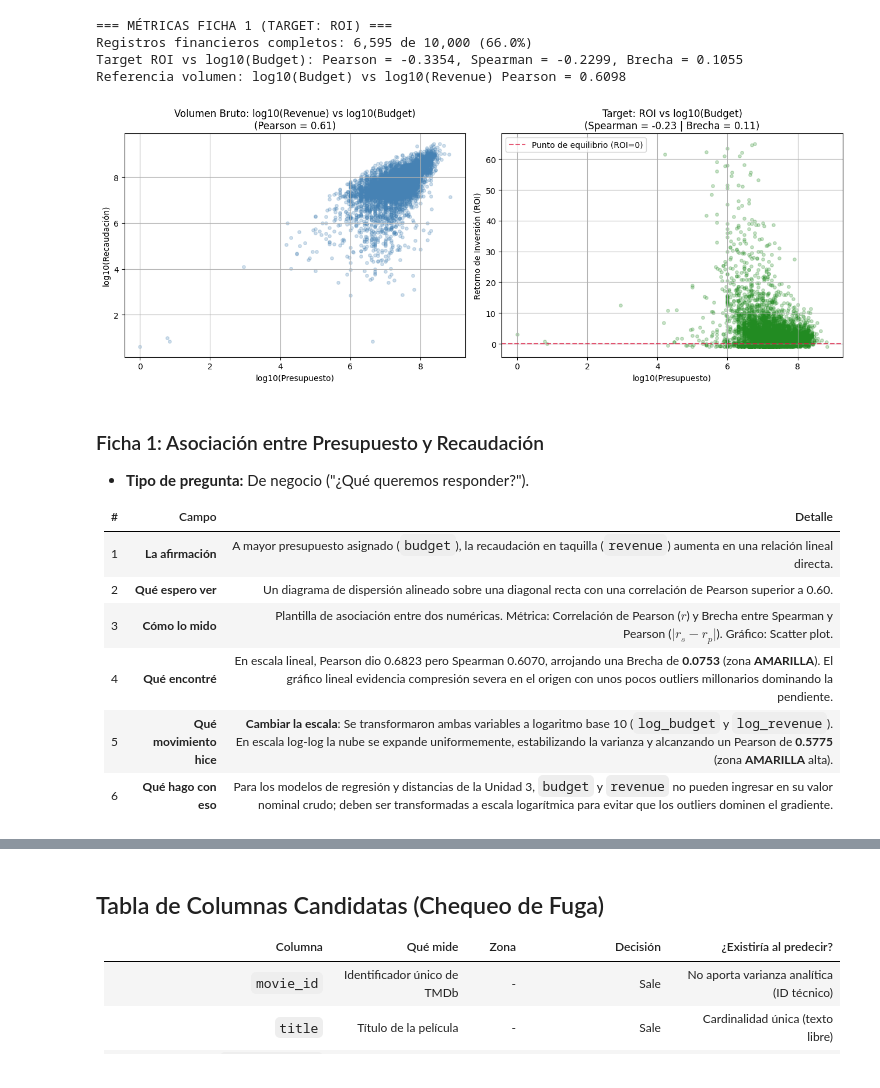
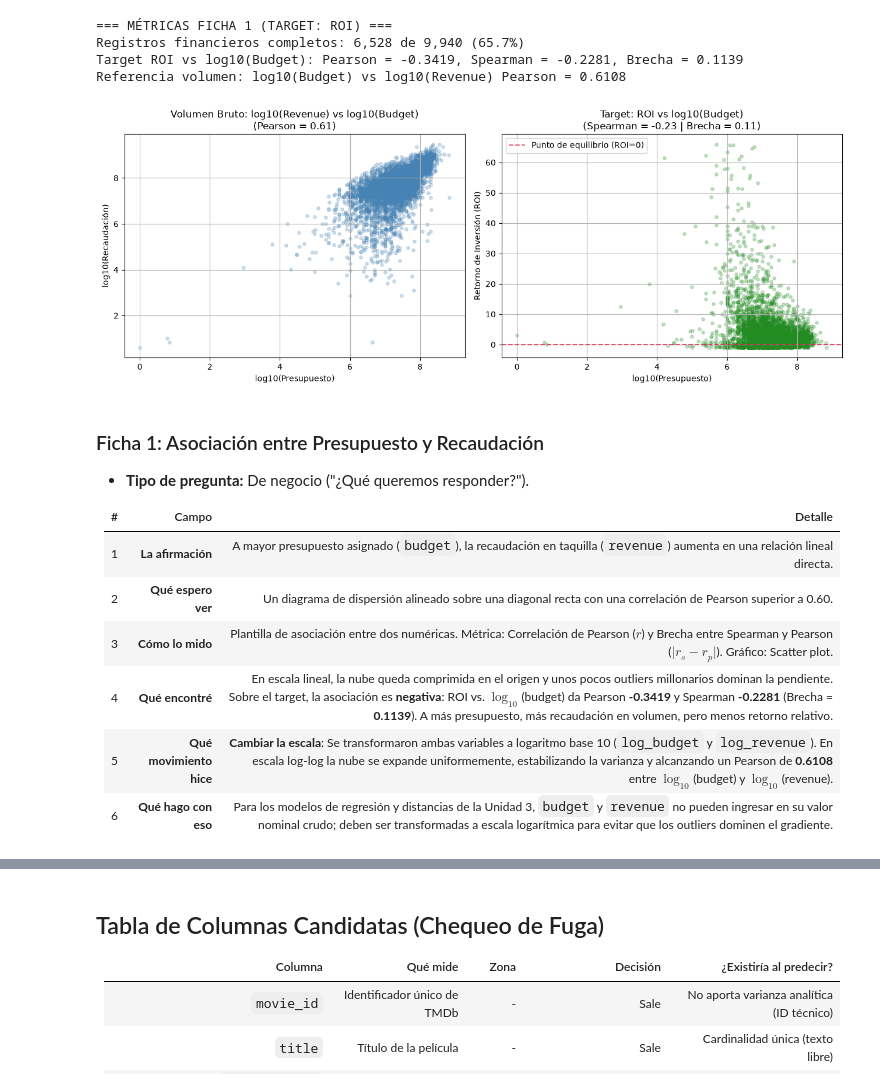
Before and after one commit to AlejoCarobolante/CienciaDatos-Integrador-Peliculon, a Jupyter notebook: presentacion2.ipynb, the cells around one changed output, grey strips where cells are left out. Drawn from its saved outputs; the diff is of its cells as text; code cells hidden in the pictures.

```diff
--- a/presentacion2.ipynb
+++ b/presentacion2.ipynb
@@ -4,7 +4,7 @@ import pandas as pd
 import matplotlib.pyplot as plt
 
 # 1. Carga autocontenida del dataset
-CSV_PATH = "include/output/movies_2026-09-21.csv"
+CSV_PATH = "include/frozen/ultimo_ok.csv"
 df = pd.read_csv(CSV_PATH)
 
 # Configuración visual nativa
@@ -30,37 +30,37 @@ brecha_roi = abs(r_spearman_roi - r_pearson_roi)
 
 # Métrica auxiliar de volumen (Budget vs Revenue en escala Log)
 r_pearson_rev = df_roi_clean["log_budget"].corr(df_roi_clean["log_revenue"])
 
 print("=== MÉTRICAS FICHA 1 (TARGET: ROI) ===")
 print(f"Registros financieros completos: {len(df_fin):,} de {len(df):,} ({len(df_fin)/len(df)*100:.1f}%)")
 print(f"Target ROI vs log10(Budget): Pearson = {r_pearson_roi:.4f}, Spearman = {r_spearman_roi:.4f}, Brecha = {brecha_roi:.4f}")
 print(f"Referencia volumen: log10(Budget) vs log10(Revenue) Pearson = {r_pearson_rev:.4f}")
 
 # 4. Gráficos
 fig, axes = plt.subplots(1, 2, figsize=(13, 5))
 
 # Panel 1: Relación de Volumen Bruto
 axes[0].scatter(df_roi_clean["log_budget"], df_roi_clean["log_revenue"], alpha=0.25, color="steelblue", s=15)
 axes[0].set_title(f"Volumen Bruto: log10(Revenue) vs log10(Budget)\n(Pearson = {r_pearson_rev:.2f})")
 axes[0].set_xlabel("log10(Presupuesto)")
 axes[0].set_ylabel("log10(Recaudación)")
 
 # Panel 2: Eficiencia Financiera (Target)
 axes[1].scatter(df_roi_clean["log_budget"], df_roi_clean["roi"], alpha=0.25, color="forestgreen", s=15)
 axes[1].axhline(0, color="crimson", linestyle="--", alpha=0.7, label="Punto de equilibrio (ROI=0)")
 axes[1].set_title(f"Target: ROI vs log10(Budget)\n(Spearman = {r_spearman_roi:.2f} | Brecha = {brecha_roi:.2f})")
 axes[1].set_xlabel("log10(Presupuesto)")
 axes[1].set_ylabel("Retorno de Inversión (ROI)")
 axes[1].legend()
 
 plt.tight_layout()
 plt.show()
 # %% [output]
 === MÉTRICAS FICHA 1 (TARGET: ROI) ===
-Registros financieros completos: 6,595 de 10,000 (66.0%)
-Target ROI vs log10(Budget): Pearson = -0.3354, Spearman = -0.2299, Brecha = 0.1055
-Referencia volumen: log10(Budget) vs log10(Revenue) Pearson = 0.6098
+Registros financieros completos: 6,528 de 9,940 (65.7%)
+Target ROI vs log10(Budget): Pearson = -0.3419, Spearman = -0.2281, Brecha = 0.1139
+Referencia volumen: log10(Budget) vs log10(Revenue) Pearson = 0.6108
-[figure, old version]
+[figure, new version]
 # %% [markdown]
 ### Ficha 1: Asociación entre Presupuesto y Recaudación
 * **Tipo de pregunta:** De negocio ("¿Qué queremos responder?").
@@ -70,8 +70,8 @@ Referencia volumen: log10(Budget) vs log10(Revenue) Pearson = 0.6098
 | 1 | **La afirmación** | A mayor presupuesto asignado (`budget`), la recaudación en taquilla (`revenue`) aumenta en una relación lineal directa. |
 | 2 | **Qué espero ver** | Un diagrama de dispersión alineado sobre una diagonal recta con una correlación de Pearson superior a 0.60. |
 | 3 | **Cómo lo mido** | Plantilla de asociación entre dos numéricas. Métrica: Correlación de Pearson ($r$) y Brecha entre Spearman y Pearson ($\vert{}r_s - r_p\vert{}$). Gráfico: Scatter plot. |
-| 4 | **Qué encontré** | En escala lineal, Pearson dio 0.6823 pero Spearman 0.6070, arrojando una Brecha de **0.0753** (zona **AMARILLA**). El gráfico lineal evidencia compresión severa en el origen con unos pocos outliers millonarios dominando la pendiente. |
-| 5 | **Qué movimiento hice** | **Cambiar la escala**: Se transformaron ambas variables a logaritmo base 10 (`log_budget` y `log_revenue`). En escala log-log la nube se expande uniformemente, estabilizando la varianza y alcanzando un Pearson de **0.5775** (zona **AMARILLA** alta). |
+| 4 | **Qué encontré** | En escala lineal, la nube queda comprimida en el origen y unos pocos outliers millonarios dominan la pendiente. Sobre el target, la asociación es **negativa**: ROI vs. $\log_{10}$(budget) da Pearson **-0.3419** y Spearman **-0.2281** (Brecha = **0.1139**). A más presupuesto, más recaudación en volumen, pero menos retorno relativo. |
+| 5 | **Qué movimiento hice** | **Cambiar la escala**: Se transformaron ambas variables a logaritmo base 10 (`log_budget` y `log_revenue`). En escala log-log la nube se expande uniformemente, estabilizando la varianza y alcanzando un Pearson de **0.6108** entre $\log_{10}$(budget) y $\log_{10}$(revenue). |
 | 6 | **Qué hago con eso** | Para los modelos de regresión y distancias de la Unidad 3, `budget` y `revenue` no pueden ingresar en su valor nominal crudo; deben ser transformadas a escala logarítmica para evitar que los outliers dominen el gradiente. |
 # %%
 import numpy as np
```
Also changed, not shown: parts of 8 cells of this notebook, 1 other file.
